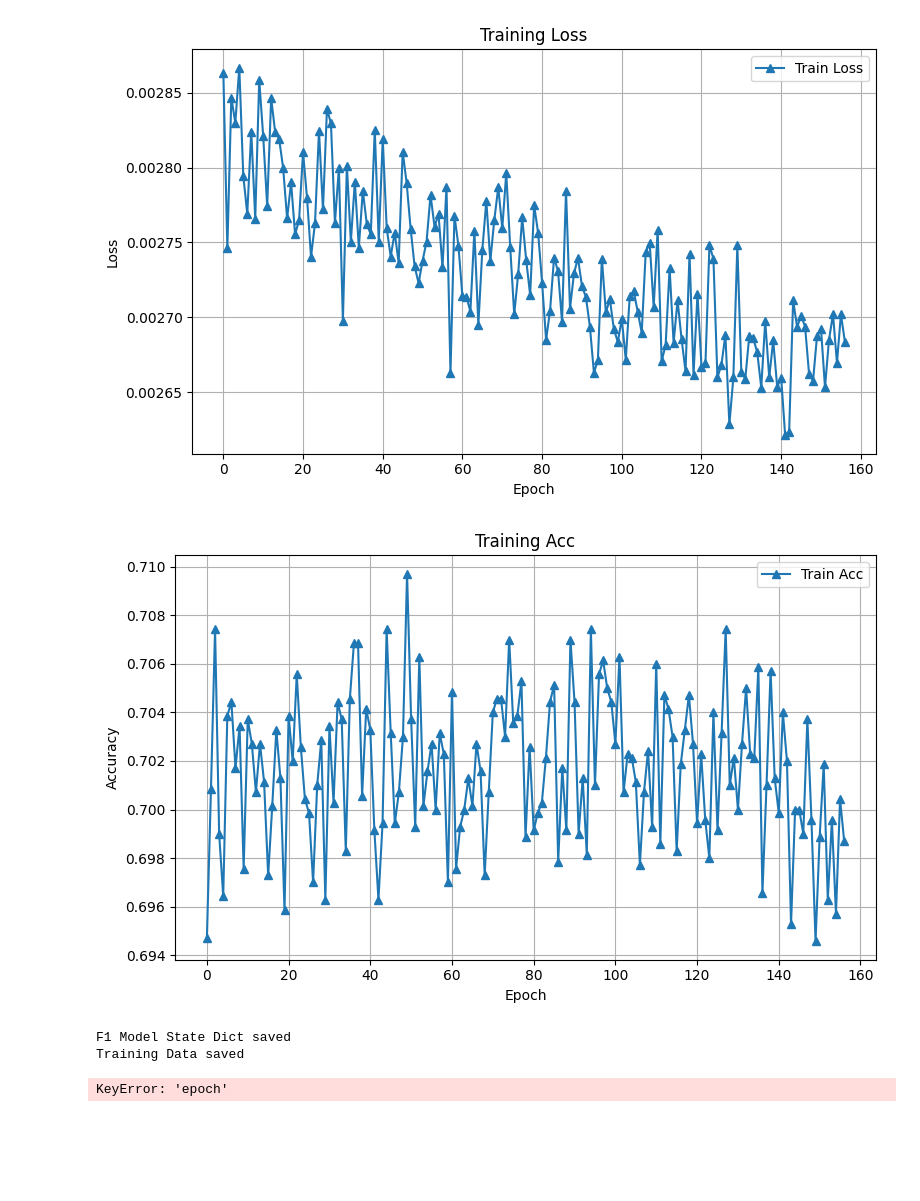
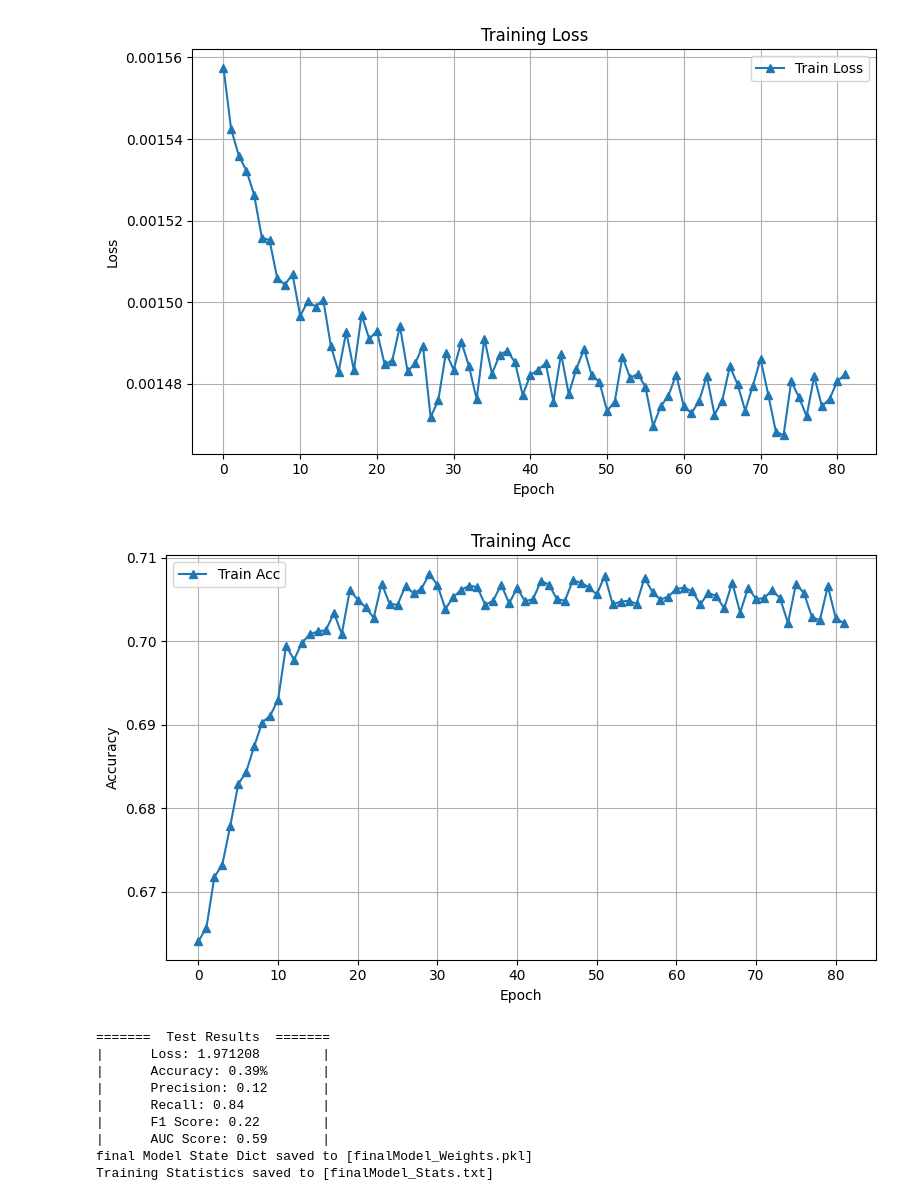
Before and after one commit to TanLeZhan/ADL2, a Jupyter notebook: ADL submission files/p.ipynb, the cells around one changed output. Saved outputs shown, nothing was run; the diff lists cells and outputs as text; code cells hidden in the pictures; blank space fills up the shorter version.

```diff
--- a/ADL submission files/p.ipynb
+++ b/ADL submission files/p.ipynb
@@ -104,0 +105,10 @@ OD_majority=None, OD_minority=None,synthesizer = "TVAE", epochs = 1000, n_synthe
+# %%
+load_and_preprocess_data("dataset/raw_data.csv") #? convert raw data to OHE and encoded version
+data = pd.read_csv("dataset/processed_data_encoded.csv")
+device = ("cuda" if torch.cuda.is_available() else "cpu")
+print(device)
+#? Split training and holdout/test set
+trainVal, testing = train_test_split(data, test_size=0.1, random_state=42, stratify=data["DR"])
+
+#? Split training and validation set
+training, validation = train_test_split(trainVal, test_size=1/9, random_state=42, stratify=trainVal["DR"])
@@ -867,6 +726,7 @@ def train_f1_model(model:Ivan_NN, nFeatures:int, bestModelData:dict, trainVal_lo
 #?  hyperparameter declarations
 nInputs = len(training80_x.columns)
 epoch = 1000
-learningRate = 0.0002
+learningRate = 0.000001
 threshold = 0.5
 patience = 300
+selectedModel = Ivan_NN2
@@ -910,16 +765,6 @@ Training Data saved
 # %%
-import pickle
+
 #? model training and test loop
-best_loss_model = pickle.load(open("f1_model.pkl", "rb"))
-testingData = train_f1_model(Ivan_NN2, nInputs, best_loss_model, training90_loader, test10_loader,learningRate=learningRate, threshold=threshold)
-with open("testingData.pkl", "wb") as f:
-    pickle.dump(testingData, f)
-    print("Training Data saved")
-
-best_loss_model = pickle.load(open("f1_model.pkl", "rb"))
-testingData = train_f1_model(Ivan_NN2, nInputs, best_loss_model, training90_loader, test10_loader, learningRate=learningRate, threshold=threshold)
-
-with open("testingData.pkl", "wb") as f:
-    pickle.dump(testingData, f)
-    print("Training Data saved")
+best_loss_model:dict = pickle.load(open("f1_model.pkl", "rb"))
+testingData = train_full_model(selectedModel, nInputs, best_loss_model, training90_loader, test10_loader,learningRate=learningRate, threshold=threshold)
 # %% [output]
@@ -943,5 +788,11 @@ Epoch [11/157]   Train Loss: 0.002821 Acc: 0.703714 |
-[figure, old version]
+[figure, new version]
-[figure, old version]
+[figure, new version]
-F1 Model State Dict saved
-Training Data saved
+=======  Test Results  =======
+|      Loss: 1.971208        |
+|      Accuracy: 0.39%       |
+|      Precision: 0.12       |
+|      Recall: 0.84          |
+|      F1 Score: 0.22        |
+|      AUC Score: 0.59       |
+final Model State Dict saved to [finalModel_Weights.pkl]
+Training Statistics saved to [finalModel_Stats.txt]
-KeyError: 'epoch'
```
Also changed, not shown: parts of 23 cells of this notebook, 13 other files.
